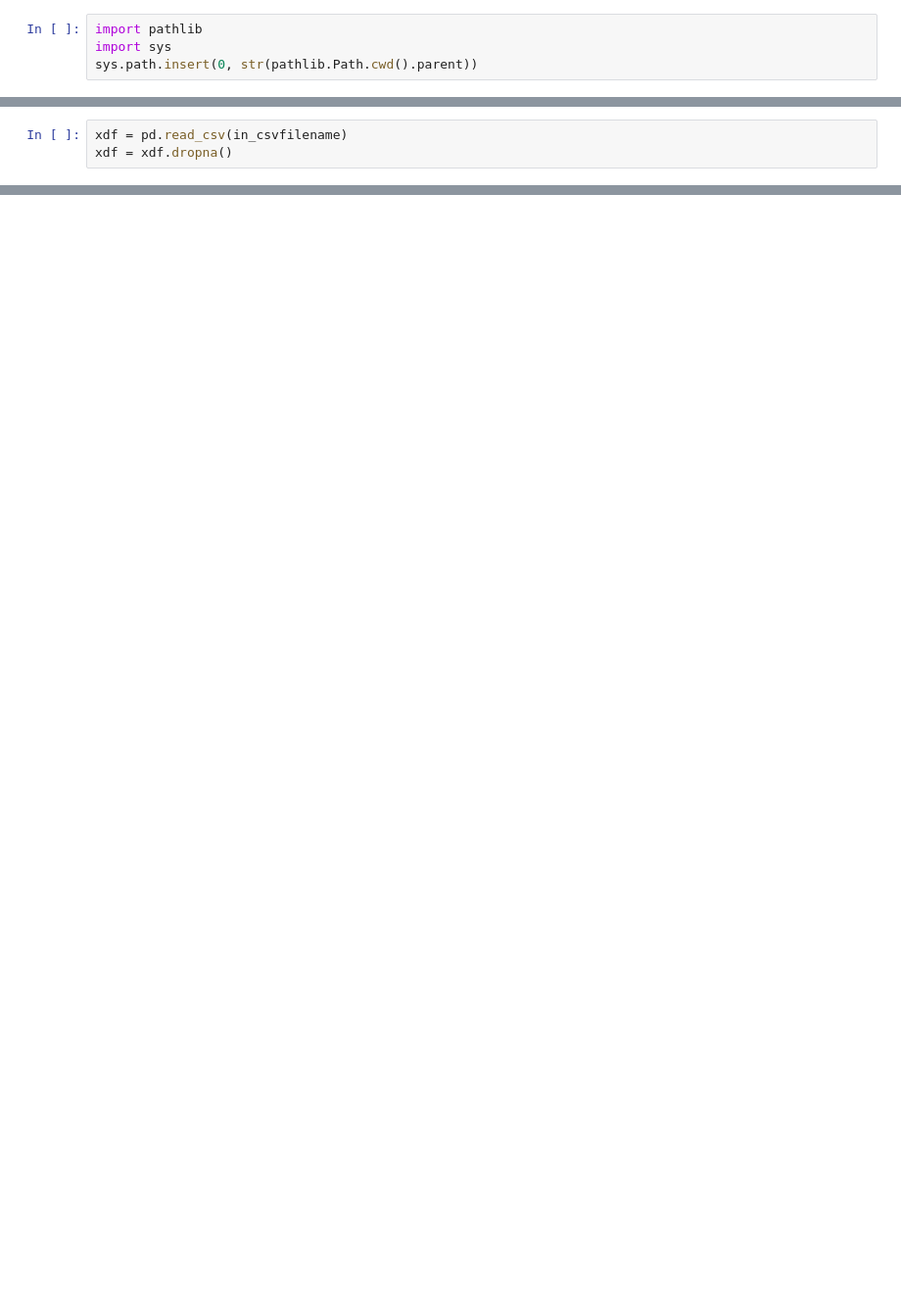
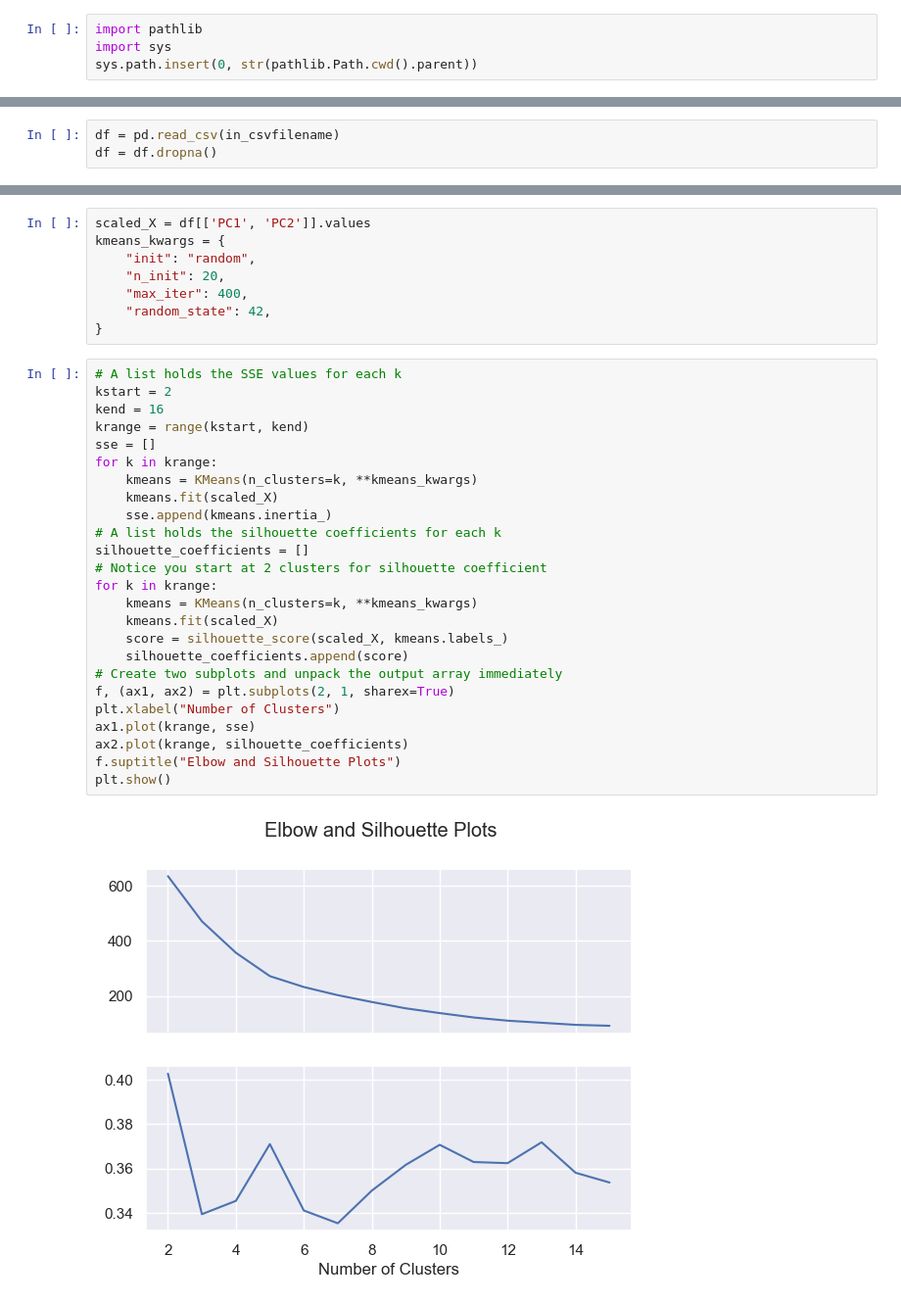
Before and after one commit to boubad/PyStats, a Jupyter notebook: notebooks/mytests.ipynb, the cells around one changed output, grey strips where cells are left out. Shown at 98% size. Cells and saved outputs as stored; diff of their text form; blank space fills up the shorter version.

```diff
--- a/notebooks/mytests.ipynb
+++ b/notebooks/mytests.ipynb
@@ -18,3 +19,3 @@ out_csvfilename = '../data/notes_all_pca.csv'
 # %%
-xdf = pd.read_csv(in_csvfilename)
-xdf = xdf.dropna()
+df = pd.read_csv(in_csvfilename)
+df = df.dropna()
@@ -94,3 +102,38 @@ ax.set_title("TP Tableurs (2016-2020)", fontsize=20, color="black")
 plt.show()
 # %% [output]
 [figure]
+# %%
+scaled_X = df[['PC1', 'PC2']].values
+kmeans_kwargs = {
+    "init": "random",
+    "n_init": 20,
+    "max_iter": 400,
+    "random_state": 42,
+}
+# %%
+# A list holds the SSE values for each k
+kstart = 2
+kend = 16
+krange = range(kstart, kend)
+sse = []
+for k in krange:
+    kmeans = KMeans(n_clusters=k, **kmeans_kwargs)
+    kmeans.fit(scaled_X)
+    sse.append(kmeans.inertia_)
+# A list holds the silhouette coefficients for each k
+silhouette_coefficients = []
+# Notice you start at 2 clusters for silhouette coefficient
+for k in krange:
+    kmeans = KMeans(n_clusters=k, **kmeans_kwargs)
+    kmeans.fit(scaled_X)
+    score = silhouette_score(scaled_X, kmeans.labels_)
+    silhouette_coefficients.append(score)
+# Create two subplots and unpack the output array immediately
+f, (ax1, ax2) = plt.subplots(2, 1, sharex=True)
+plt.xlabel("Number of Clusters")
+ax1.plot(krange, sse)
+ax2.plot(krange, silhouette_coefficients)
+f.suptitle("Elbow and Silhouette Plots")
+plt.show()
+# %% [output]
+[figure, added]
```
Also changed, not shown: parts of 12 cells of this notebook.
